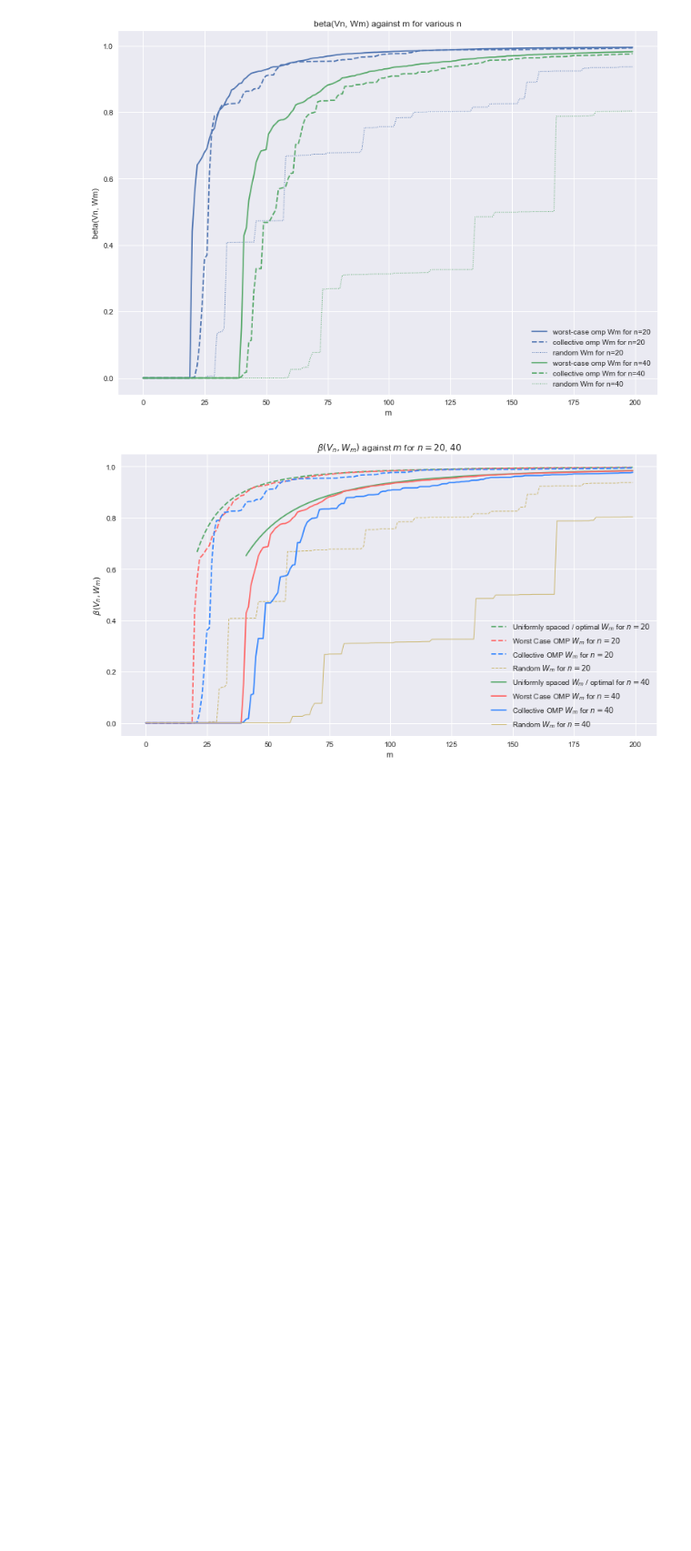
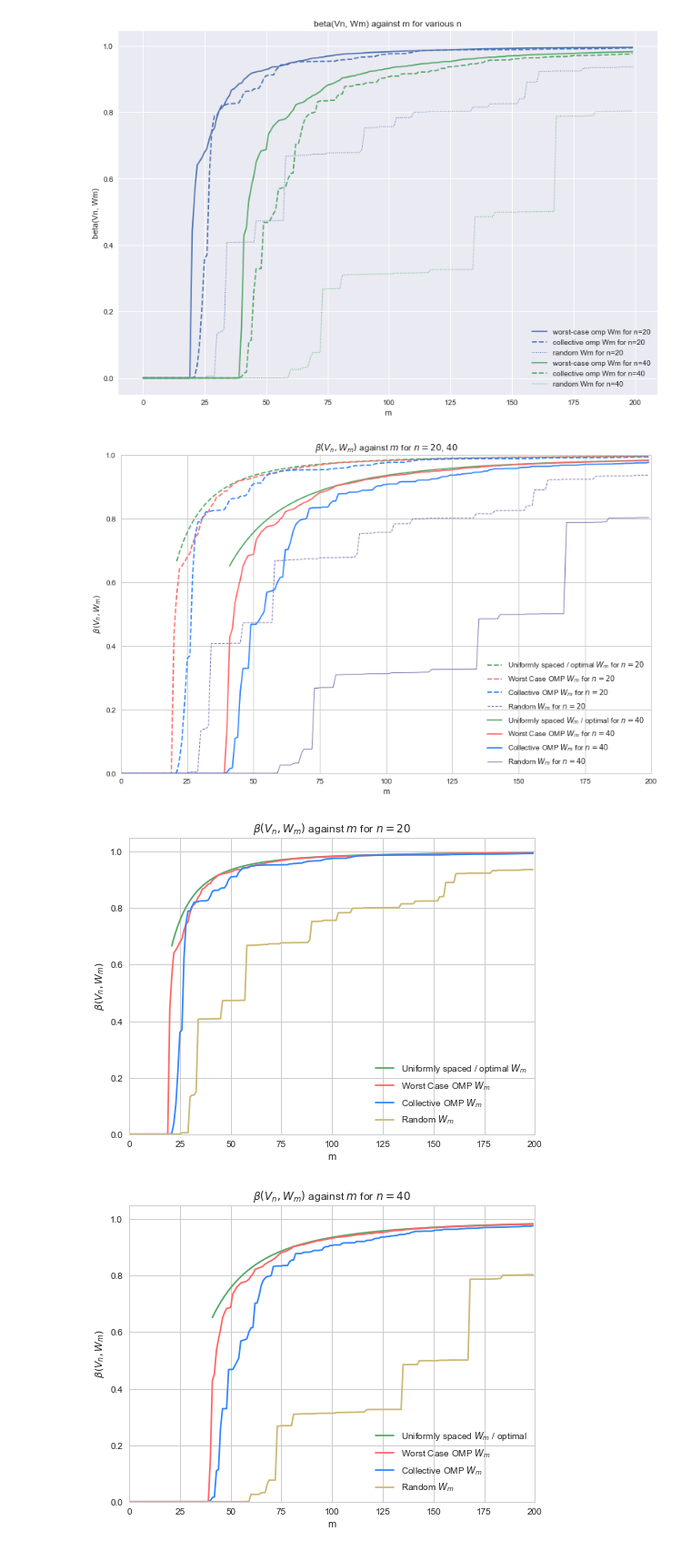
Before and after one commit to james-nichols/pyApproxTools, a Jupyter notebook: notebooks/omp/02_worst_case_omp.ipynb, the cells around one changed output. Shown at 91% size. Cells and saved outputs as stored; diff of their text form; code cells hidden in the pictures; blank space fills up the shorter version.

Commit message:
small graph changes

```diff
--- a/notebooks/omp/02_worst_case_omp.ipynb
+++ b/notebooks/omp/02_worst_case_omp.ipynb
@@ -137,32 +137,66 @@ for j, n in enumerate(ns):
         bs_unif_int[j, i] = BP_ui.beta()
 # %%
 sns.set_palette("deep")
+sns.set_style("whitegrid")
 cp = sns.color_palette()
 
 bl = (51/255, 133/255, 255/255)
 re = (255/255, 102/255, 102/255)
 
 axs = []
-fig = plt.figure(figsize=(13, 7))
+fig = plt.figure(figsize=(13, 8))
 ax = fig.add_subplot(1, 1, 1, title=r'$\beta(V_n, W_m)$ against $m$ for $n=20$, $40$')#, title=r'$\beta(V_n, W_m)$ against $m$ for various $n$')
 
 #for i, n in enumerate(ns):
 i=0
 n=ns[i]
 plt.plot(range(n+1,m), bs_unif_int[i, n+1:], '--', label=r'Uniformly spaced / optimal $W_m$ for $n={{{0}}}$'.format(n), color=cp[1])
 plt.plot(range(m), bs_wcomp[i, :], '--', label=r'Worst Case OMP $W_m$ for $n={{{0}}}$'.format(n), color=re)#r'OMP constructed $W_m$, $n={{{0}}}$'.format(n))
 plt.plot(range(m), bs_comp[i, :], '--', label=r'Collective OMP $W_m$ for $n={{{0}}}$'.format(n), color=bl)#r'OMP constructed $W_m$, $n={{{0}}}$'.format(n))
-plt.plot(range(m), bs_rand[i, :], '--', label=r'Random $W_m$ for $n={{{0}}}$'.format(n), color=cp[4], lw=1)#r'Random $W_m$, $n={{{0}}}$'.format(n))
+plt.plot(range(m), bs_rand[i, :], '--', label=r'Random $W_m$ for $n={{{0}}}$'.format(n), color=cp[3], lw=1)#r'Random $W_m$, $n={{{0}}}$'.format(n))
 i=1
 n=ns[i]
 plt.plot(range(n+1,m), bs_unif_int[i, n+1:], label=r'Uniformly spaced $W_m$ / optimal for $n={{{0}}}$'.format(n), color=cp[1])
 plt.plot(range(m), bs_wcomp[i, :], label=r'Worst Case OMP $W_m$ for $n={{{0}}}$'.format(n), color=re)#r'OMP constructed $W_m$, $n={{{0}}}$'.format(n))
 plt.plot(range(m), bs_comp[i, :], label=r'Collective OMP $W_m$ for $n={{{0}}}$'.format(n), color=bl)#r'OMP constructed $W_m$, $n={{{0}}}$'.format(n))
-plt.plot(range(m), bs_rand[i, :], label=r'Random $W_m$ for $n={{{0}}}$'.format(n), color=cp[4], lw=1)#r'Random $W_m$, $n={{{0}}}$'.format(n))
+plt.plot(range(m), bs_rand[i, :], label=r'Random $W_m$ for $n={{{0}}}$'.format(n), color=cp[3], lw=1)#r'Random $W_m$, $n={{{0}}}$'.format(n))
 
-ax.set(xlabel='m', ylabel=r'$\beta(V_n, W_m)$')#r'$m$', ylabel=r'$\beta(V_n, W_m)$')
+ax.set(xlabel='m', ylabel=r'$\beta(V_n, W_m)$', xlim=[0,200], ylim=[0,1])#r'$m$', ylabel=r'$\beta(V_n, W_m)$')
 plt.legend(loc=4)
 plt.savefig('WCOMPvsCOMPvsUnif.pdf')
 plt.show()
+
+fig = plt.figure(figsize=(8, 6))
+ax = fig.add_subplot(1, 1, 1, title=r'$\beta(V_n, W_m)$ against $m$ for $n=20$')#, title=r'$\beta(V_n, W_m)$ against $m$ for various $n$')
+
+#for i, n in enumerate(ns):
+i=0
+n=ns[i]
+plt.plot(range(n+1,m), bs_unif_int[i, n+1:], label=r'Uniformly spaced / optimal $W_m$'.format(n), color=cp[1])
+plt.plot(range(m), bs_wcomp[i, :], label=r'Worst Case OMP $W_m$'.format(n), color=re)#r'OMP constructed $W_m$, $n={{{0}}}$'.format(n))
+plt.plot(range(m), bs_comp[i, :], label=r'Collective OMP $W_m$'.format(n), color=bl)#r'OMP constructed $W_m$, $n={{{0}}}$'.format(n))
+plt.plot(range(m), bs_rand[i, :], label=r'Random $W_m$'.format(n), color=cp[4])#r'Random $W_m$, $n={{{0}}}$'.format(n))
+
+ax.set(xlabel='m', ylabel=r'$\beta(V_n, W_m)$', xlim=[0,200], ylim=[0,1.05])#r'$m$', ylabel=r'$\beta(V_n, W_m)$')
+plt.legend(loc=4)
+plt.savefig('WCOMPvsCOMPvsUnif_20.pdf')
+plt.show()
+
+fig = plt.figure(figsize=(8, 6))
+ax = fig.add_subplot(1, 1, 1, title=r'$\beta(V_n, W_m)$ against $m$ for $n=40$')#, title=r'$\beta(V_n, W_m)$ against $m$ for various $n$')
+
+i=1
+n=ns[i]
+plt.plot(range(n+1,m), bs_unif_int[i, n+1:], label=r'Uniformly spaced $W_m$ (optimal)'.format(n), color=cp[1])
+plt.plot(range(m), bs_wcomp[i, :], label=r'Worst Case OMP $W_m$'.format(n), color=re)#r'OMP constructed $W_m$, $n={{{0}}}$'.format(n))
+plt.plot(range(m), bs_comp[i, :], label=r'Collective OMP $W_m$'.format(n), color=bl)#r'OMP constructed $W_m$, $n={{{0}}}$'.format(n))
+plt.plot(range(m), bs_rand[i, :], label=r'Random $W_m$'.format(n), color=cp[4])#r'Random $W_m$, $n={{{0}}}$'.format(n))
+
+ax.set(xlabel='m', ylabel=r'$\beta(V_n, W_m)$', xlim=[0,200], ylim=[0,1.05])#r'$m$', ylabel=r'$\beta(V_n, W_m)$')
+plt.legend(loc=4)
+plt.savefig('WCOMPvsCOMPvsUnif_40.pdf')
+plt.show()
 # %% [output]
-[figure, old version]
+[figure, new version]
+[figure, added]
+[figure, added]
```
Also changed, not shown: parts of 4 cells of this notebook.
